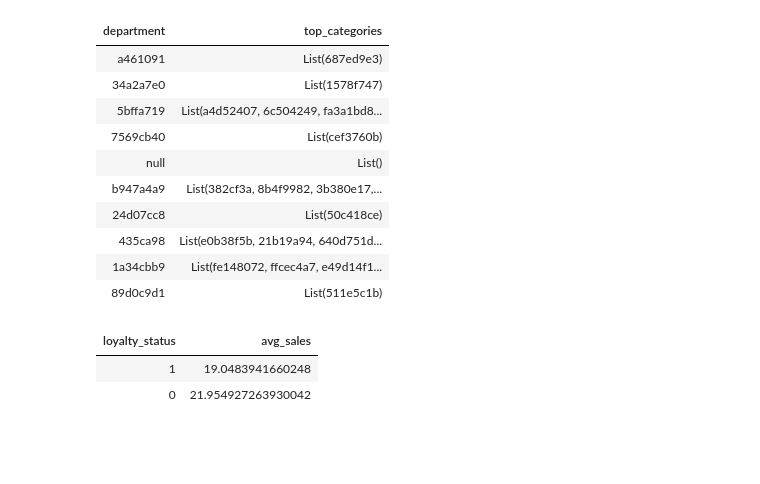
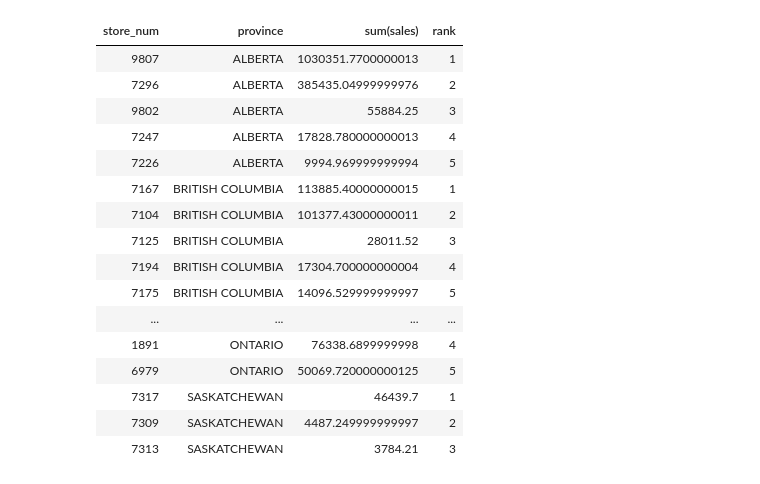
Before and after one commit to summiyak/Datahub_Pipeline, a Jupyter notebook: ACME_Store_Data_Ingestion.ipynb, the cells around one changed output. Cells and saved outputs as stored; diff of their text form; code cells hidden in the pictures; blank space fills up the shorter version.

```diff
--- a/ACME_Store_Data_Ingestion.ipynb
+++ b/ACME_Store_Data_Ingestion.ipynb
@@ -193,21 +343,35 @@ top_categories_by_dept.show(truncate=False)
-# %%
-display(top_categories_by_dept);
-display(loyalty_performance)
-# %% [output]
-| department | top_categories |
-| a461091 | List(687ed9e3) |
-| 34a2a7e0 | List(1578f747) |
-| 5bffa719 | List(a4d52407, 6c504249, fa3a1bd8... |
-| 7569cb40 | List(cef3760b) |
-| null | List() |
-| b947a4a9 | List(382cf3a, 8b4f9982, 3b380e17,... |
-| 24d07cc8 | List(50c418ce) |
-| 435ca98 | List(e0b38f5b, 21b19a94, 640d751d... |
-| 1a34cbb9 | List(fe148072, ffcec4a7, e49d14f1... |
-| 89d0c9d1 | List(511e5c1b) |
-| loyalty_status | avg_sales |
-| 1 | 19.0483941660248 |
-| 0 | 21.954927263930042 |
+# %%
+from pyspark.sql.window import Window
+from pyspark.sql.functions import desc, rank
+# Calculate total sales per store per province
+sales_per_store_per_province = joined_df.groupBy("store_num", "province").agg({"sales": "sum"})
+
+# Rank stores within each province based on sales
+window_spec = Window.partitionBy("province").orderBy(col("sum(sales)").desc())
+ranked_stores = sales_per_store_per_province.withColumn("rank", rank().over(window_spec))
+
+# Filter to get top 5 stores per province
+top_stores_by_province = ranked_stores.filter(col("rank") <= 5)
+
+display(top_stores_by_province)
+# %% [output]
+| store_num | province | sum(sales) | rank |
+| 9807 | ALBERTA | 1030351.7700000013 | 1 |
+| 7296 | ALBERTA | 385435.04999999976 | 2 |
+| 9802 | ALBERTA | 55884.25 | 3 |
+| 7247 | ALBERTA | 17828.780000000013 | 4 |
+| 7226 | ALBERTA | 9994.969999999994 | 5 |
+| 7167 | BRITISH COLUMBIA | 113885.40000000015 | 1 |
+| 7104 | BRITISH COLUMBIA | 101377.43000000011 | 2 |
+| 7125 | BRITISH COLUMBIA | 28011.52 | 3 |
+| 7194 | BRITISH COLUMBIA | 17304.700000000004 | 4 |
+| 7175 | BRITISH COLUMBIA | 14096.529999999997 | 5 |
+| ... | ... | ... | ... |
+| 1891 | ONTARIO | 76338.6899999998 | 4 |
+| 6979 | ONTARIO | 50069.720000000125 | 5 |
+| 7317 | SASKATCHEWAN | 46439.7 | 1 |
+| 7309 | SASKATCHEWAN | 4487.249999999997 | 2 |
+| 7313 | SASKATCHEWAN | 3784.21 | 3 |
 # %%
 # Write joined_df to a CSV file in Azure Volume
 joined_df.write.format('csv') \
```
Also changed, not shown: parts of 22 cells of this notebook, 1 other file.
